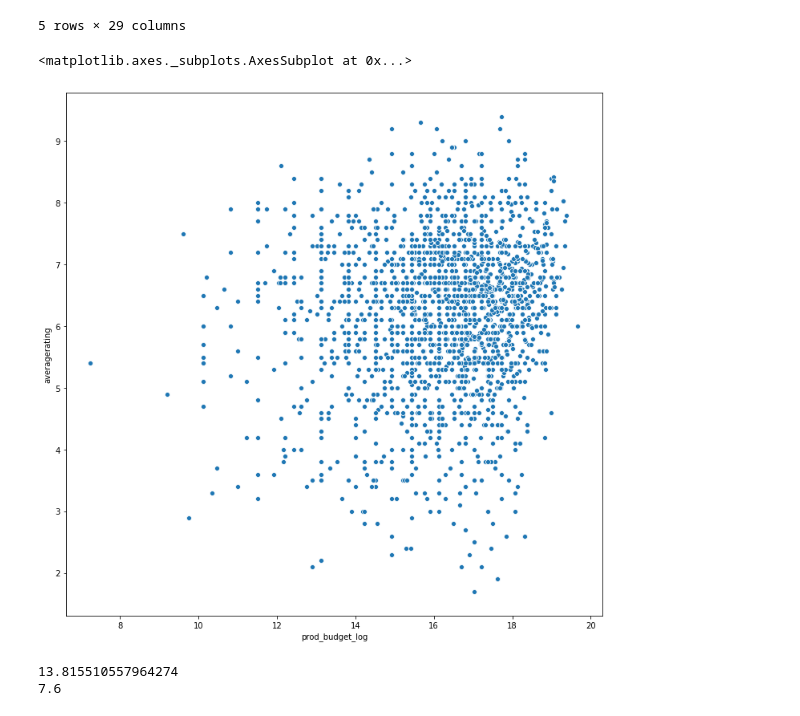
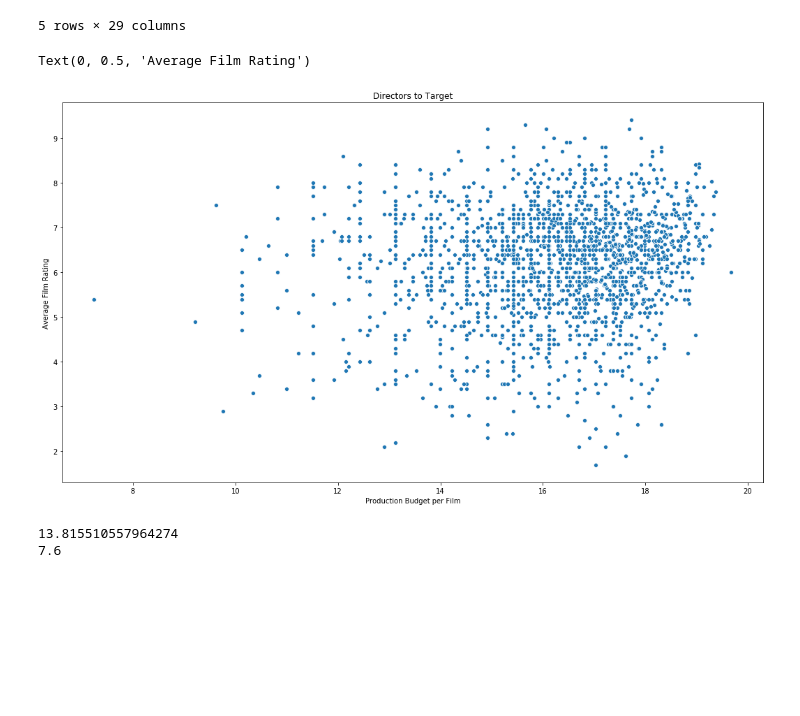
Before and after one commit to jfleury12/movie-collaboration, a Jupyter notebook: mod_1_project_EDA_fleury_2.ipynb, the cells around one changed output. Drawn from its saved outputs; the diff is of its cells as text; code cells hidden in the pictures; blank space fills up the shorter version.

```diff
--- a/mod_1_project_EDA_fleury_2.ipynb
+++ b/mod_1_project_EDA_fleury_2.ipynb
@@ -777,11 +781,13 @@ df_director.head()
 # %%
 df_director['prod_budget_log'] = df_director['production_budget_CLEANED'].apply(lambda x: np.log(x))
 # %%
-plt.figure(figsize=(12,12))
-sns.scatterplot(x='prod_budget_log', y='averagerating', data=df_director)
+plt.figure(figsize=(18,10))
+sns.scatterplot(x='prod_budget_log', y='averagerating', data=df_director).set_title("Directors to Target")
+plt.xlabel('Production Budget per Film')
+plt.ylabel('Average Film Rating')
 # %% [output]
-<matplotlib.axes._subplots.AxesSubplot at 0x...>
+Text(0, 0.5, 'Average Film Rating')
-[figure, old version]
+[figure, new version]
 # %%
 print(df_director.prod_budget_log.quantile(.10))
 print(df_director.averagerating.quantile(.90))
```
Also changed, not shown: parts of 3 cells of this notebook.
